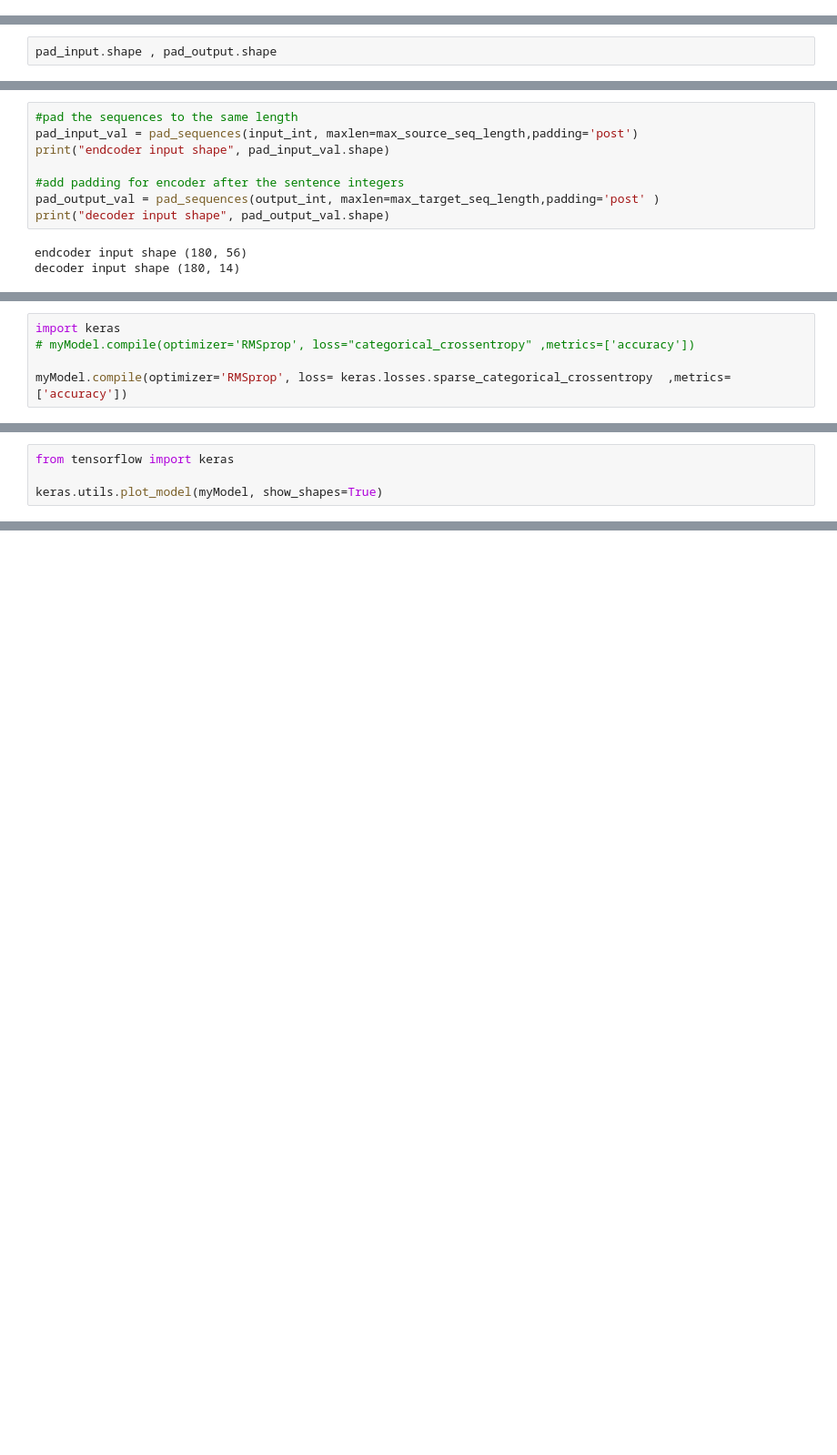
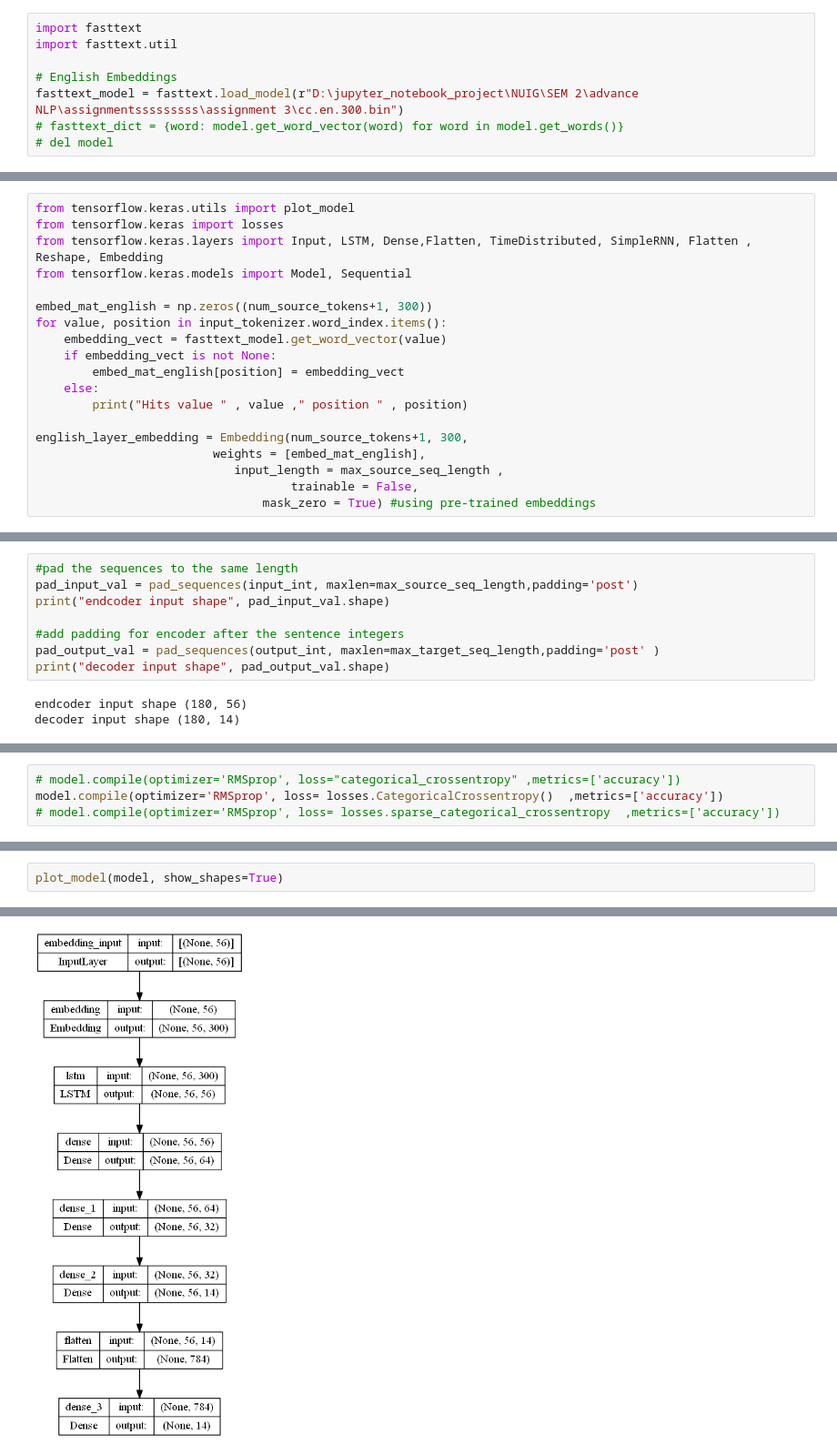
Before and after one commit to multinucliated/MScProject, a Jupyter notebook: extract and validate.ipynb, the cells around one changed output, grey strips where cells are left out. Shown at 91% size. Drawn from its saved outputs; the diff is of its cells as text; blank space fills up the shorter version.

Commit message:
added new LSTM code with categorical loss, sparse still needs to be implemented. current loss is 134 and acc of 84

```diff
--- a/extract and validate.ipynb
+++ b/extract and validate.ipynb
@@ -295,3 +338,11 @@ Max sequence length of source language: 56
 Max sequence length of target language: 14
 Source Vocabulary ['the', 'to', 'my', 'in', 'send', 'and', 'a', 'it', 'on', 'of']
 Target Vocabulary ['send an email', 'send email', 'new email from', 'new email in inbox from', 'post message', 'change color', 'search image on flickr', 'tweets from search', 'translate', 'new item fr ...
+# %%
+import fasttext
+import fasttext.util
+
+# English Embeddings
+fasttext_model = fasttext.load_model(r"D:\jupyter_notebook_project\NUIG\SEM 2\advance NLP\assignmentsssssssss\assignment 3\cc.en.300.bin")
+# fasttext_dict = {word: model.get_word_vector(word) for word in model.get_words()}
+# del model
@@ -302,4 +355,21 @@ pad_input = np.zeros((max_source_seq_length, num_source_tokens), dtype='float32'
 
 pad_output = np.zeros((max_target_seq_length, num_target_tokens), dtype='float32')
 # %%
-pad_input.shape , pad_output.shape
+from tensorflow.keras.utils import plot_model
+from tensorflow.keras import losses
+from tensorflow.keras.layers import Input, LSTM, Dense,Flatten, TimeDistributed, SimpleRNN, Flatten , Reshape, Embedding
+from tensorflow.keras.models import Model, Sequential
+
+embed_mat_english = np.zeros((num_source_tokens+1, 300))
+for value, position in input_tokenizer.word_index.items():
+    embedding_vect = fasttext_model.get_word_vector(value)
+    if embedding_vect is not None:
+        embed_mat_english[position] = embedding_vect
+    else:
+        print("Hits value " , value ," position " , position)
+
+english_layer_embedding = Embedding(num_source_tokens+1, 300,
+                         weights = [embed_mat_english],
+                            input_length = max_source_seq_length ,
+                                    trainable = False,
+                                mask_zero = True) #using pre-trained embeddings
@@ -353,5 +473,4 @@ myModel=Model(x,model)
 # %%
-import keras
-# myModel.compile(optimizer='RMSprop', loss="categorical_crossentropy" ,metrics=['accuracy'])
-
-myModel.compile(optimizer='RMSprop', loss= keras.losses.sparse_categorical_crossentropy  ,metrics=['accuracy'])
+# model.compile(optimizer='RMSprop', loss="categorical_crossentropy" ,metrics=['accuracy'])
+model.compile(optimizer='RMSprop', loss= losses.CategoricalCrossentropy()  ,metrics=['accuracy'])
+# model.compile(optimizer='RMSprop', loss= losses.sparse_categorical_crossentropy  ,metrics=['accuracy'])
@@ -378,5 +477,3 @@ _________________________________________________________________
 # %%
-from tensorflow import keras
-
-keras.utils.plot_model(myModel, show_shapes=True)
+plot_model(model, show_shapes=True)
 # %% [output]
@@ -384 +480,2 @@ You must install pydot (`pip install pydot`) and install graphviz (see instructi
+[figure, added]
 # %%
```
Also changed, not shown: parts of 24 cells of this notebook, 2 other files.
